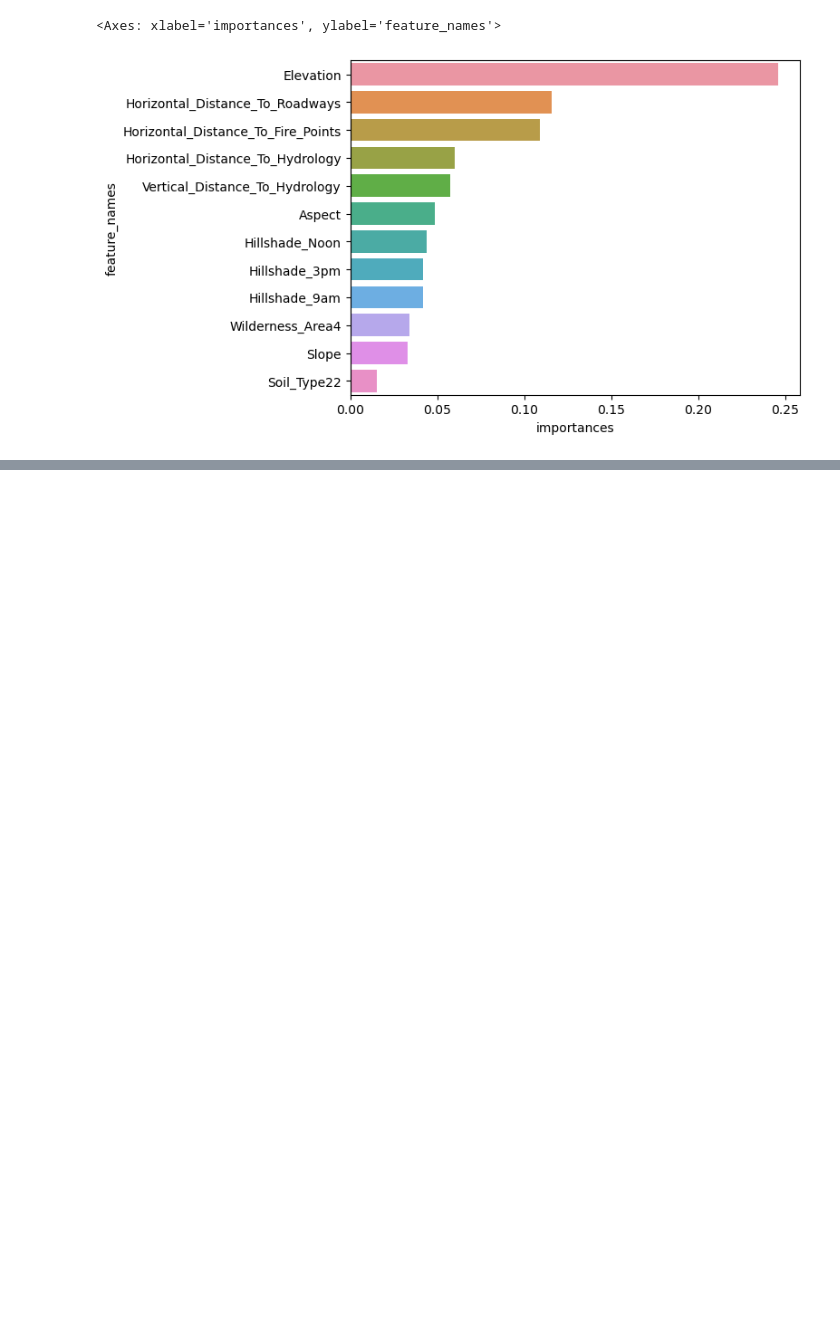
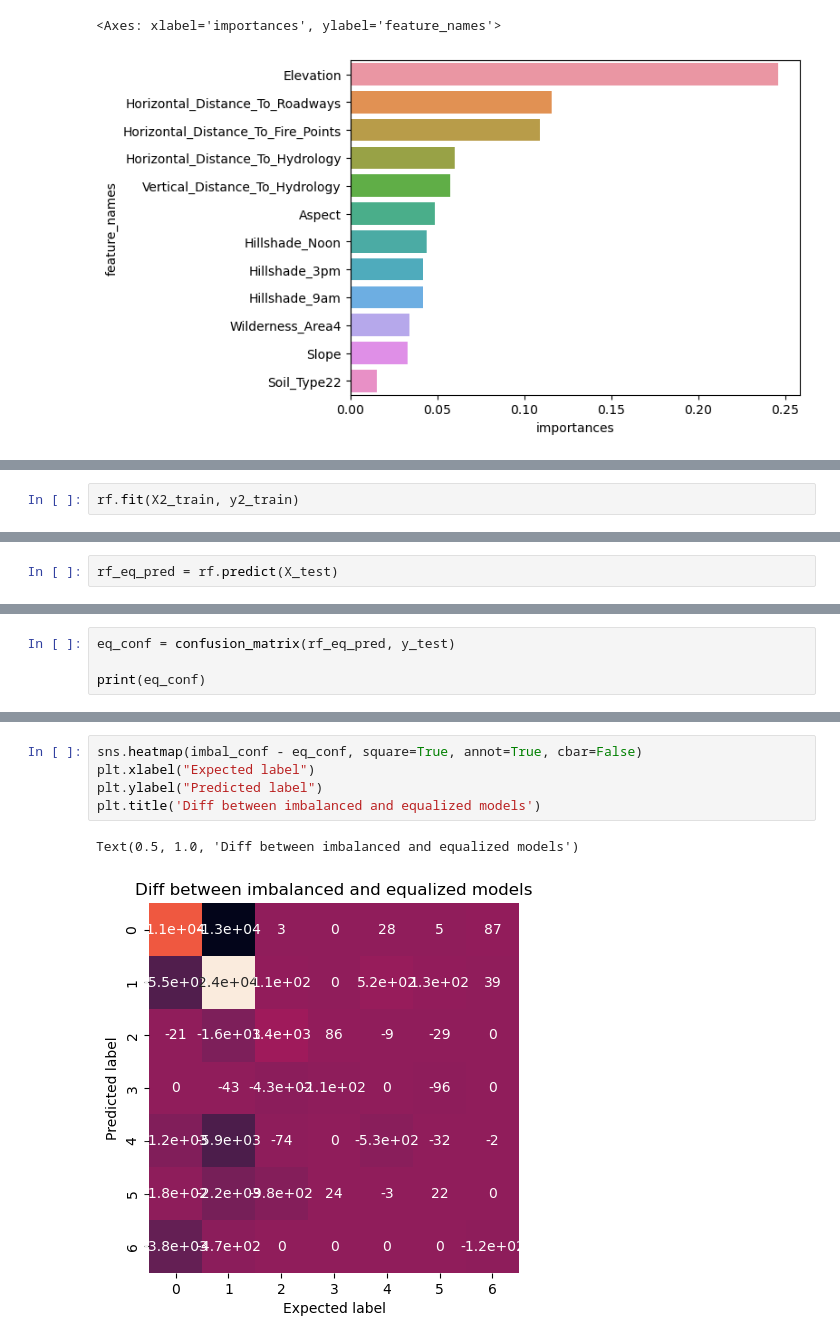
Before and after one commit to chanks06/forest, a Jupyter notebook: task_4.1.ipynb, the cells around one changed output, grey strips where cells are left out. Saved outputs shown, nothing was run; the diff lists cells and outputs as text; blank space fills up the shorter version.

Commit message:
rf with equalized classes

```diff
--- a/task_4.1.ipynb
+++ b/task_4.1.ipynb
@@ -113,0 +166,2 @@ sns.barplot(x=importances["importances"][0:12],
+# %%
+rf.fit(X2_train, y2_train)
@@ -113,0 +170,2 @@ sns.barplot(x=importances["importances"][0:12],
+# %%
+rf_eq_pred = rf.predict(X_test)
@@ -113,0 +216,4 @@ sns.barplot(x=importances["importances"][0:12],
+# %%
+eq_conf = confusion_matrix(rf_eq_pred, y_test)
+
+print(eq_conf)
@@ -113,0 +268,8 @@ sns.barplot(x=importances["importances"][0:12],
+# %%
+sns.heatmap(imbal_conf - eq_conf, square=True, annot=True, cbar=False)
+plt.xlabel("Expected label")
+plt.ylabel("Predicted label")
+plt.title('Diff between imbalanced and equalized models')
+# %% [output]
+Text(0.5, 1.0, 'Diff between imbalanced and equalized models')
+[figure, added]
```
Also changed, not shown: parts of 23 cells of this notebook, 1 other file.
